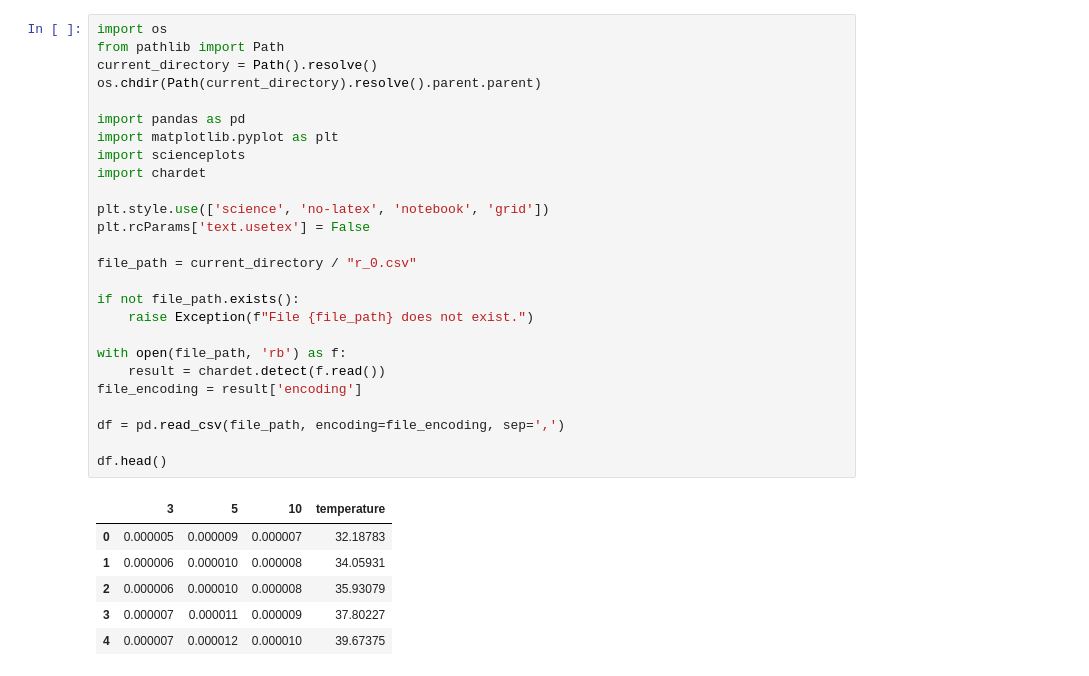
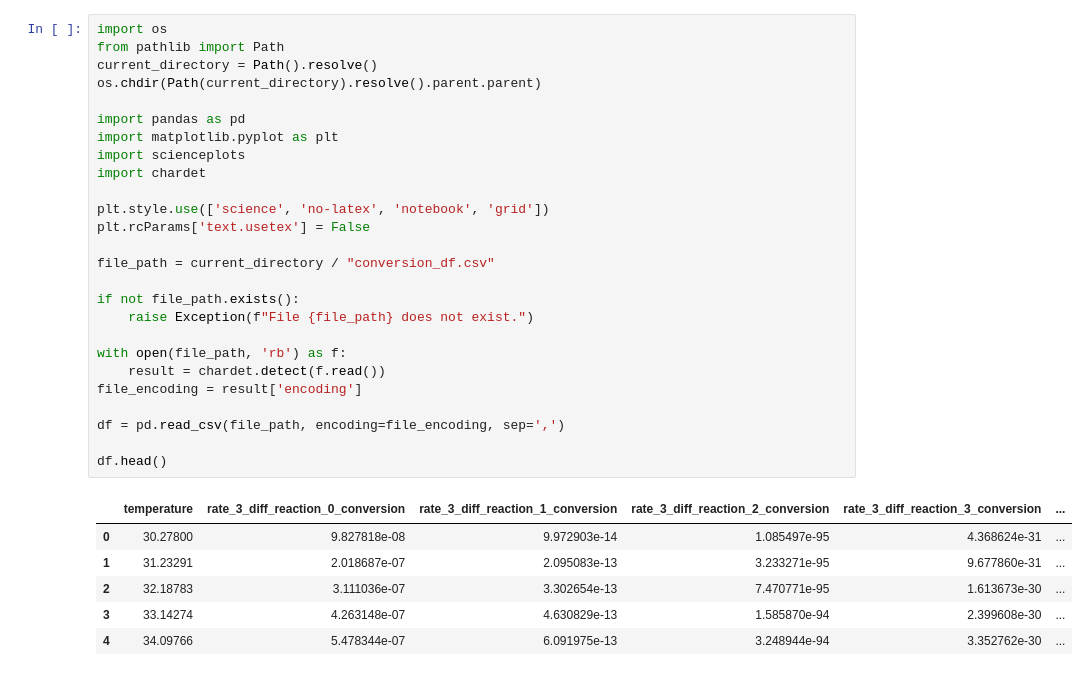
Before and after one commit to kdavjd/Open_ThermoKinetics, a Jupyter notebook: docs/ru/0_ssk.ipynb, the cells around one changed output. Drawn from its saved outputs; the diff is of its cells as text.

```diff
--- a/docs/ru/0_ssk.ipynb
+++ b/docs/ru/0_ssk.ipynb
@@ -1,36 +1,36 @@
 # %%
 import os
 from pathlib import Path
 current_directory = Path().resolve()
 os.chdir(Path(current_directory).resolve().parent.parent)
 
 import pandas as pd
 import matplotlib.pyplot as plt
 import scienceplots
 import chardet
 
 plt.style.use(['science', 'no-latex', 'notebook', 'grid'])
 plt.rcParams['text.usetex'] = False
 
-file_path = current_directory / "r_0.csv"
+file_path = current_directory / "conversion_df.csv"
 
 if not file_path.exists():
     raise Exception(f"File {file_path} does not exist.")
 
 with open(file_path, 'rb') as f:
     result = chardet.detect(f.read())
 file_encoding = result['encoding']
 
 df = pd.read_csv(file_path, encoding=file_encoding, sep=',')
 
 df.head()
 # %% [output]
-|  | 3 | 5 | 10 | temperature |
-| 0 | 0.000005 | 0.000009 | 0.000007 | 32.18783 |
-| 1 | 0.000006 | 0.000010 | 0.000008 | 34.05931 |
-| 2 | 0.000006 | 0.000010 | 0.000008 | 35.93079 |
-| 3 | 0.000007 | 0.000011 | 0.000009 | 37.80227 |
-| 4 | 0.000007 | 0.000012 | 0.000010 | 39.67375 |
+|  | temperature | rate_3_diff_reaction_0_conversion | rate_3_diff_reaction_1_conversion | rate_3_diff_reaction_2_conversion | rate_3_diff_reaction_3_conversion | ... |
+| 0 | 30.27800 | 9.827818e-08 | 9.972903e-14 | 1.085497e-95 | 4.368624e-31 | ... |
+| 1 | 31.23291 | 2.018687e-07 | 2.095083e-13 | 3.233271e-95 | 9.677860e-31 | ... |
+| 2 | 32.18783 | 3.111036e-07 | 3.302654e-13 | 7.470771e-95 | 1.613673e-30 | ... |
+| 3 | 33.14274 | 4.263148e-07 | 4.630829e-13 | 1.585870e-94 | 2.399608e-30 | ... |
+| 4 | 34.09766 | 5.478344e-07 | 6.091975e-13 | 3.248944e-94 | 3.352762e-30 | ... |
 # %%
 import numpy as np
 import scipy.stats as stats
```
Also changed, not shown: parts of 5 cells of this notebook, 3 other files.
